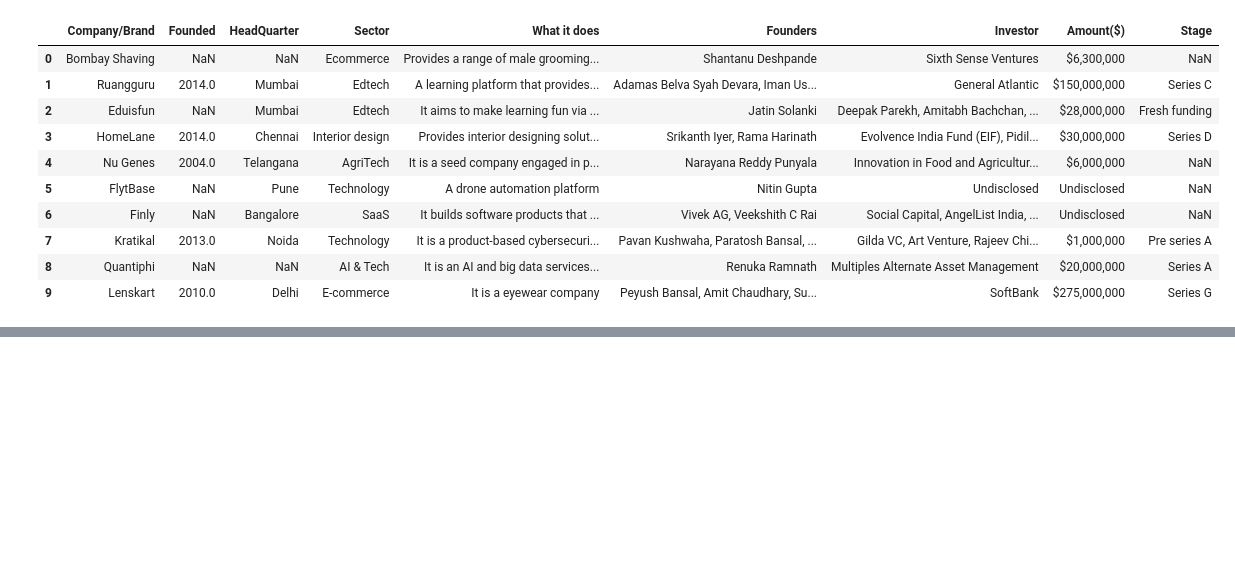
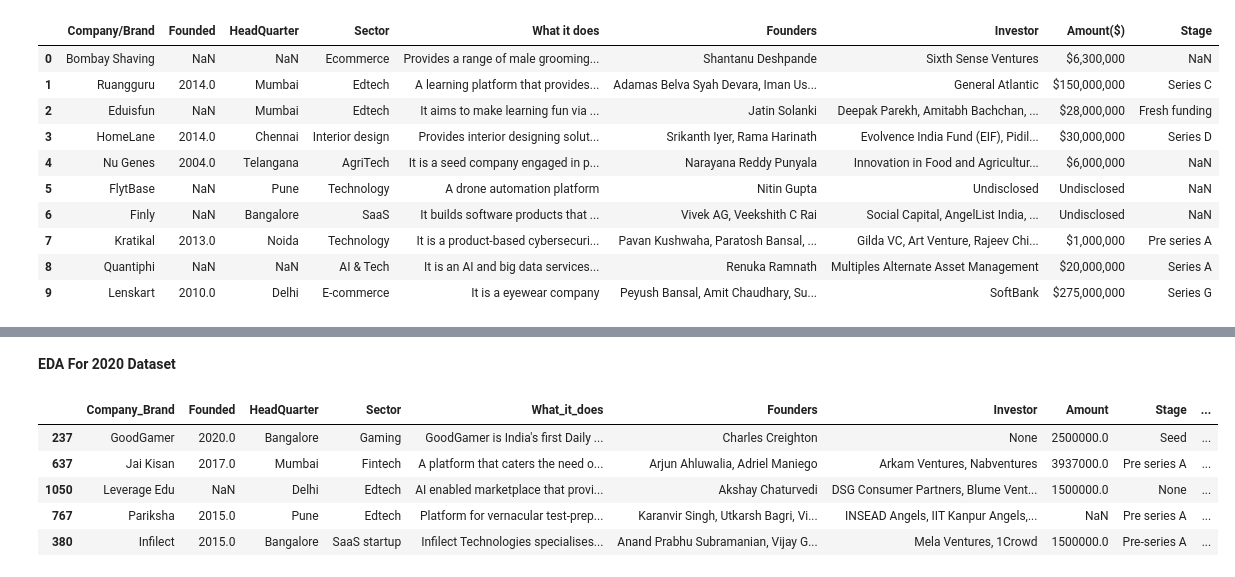
Before and after one commit to Sena-Aku-Agbotse/Indian-Startup, a Jupyter notebook: Notebooks/main.ipynb, the cells around one changed output, grey strips where cells are left out. Cells and saved outputs as stored; diff of their text form; code cells hidden in the pictures; blank space fills up the shorter version.

Commit message:
EDA for all the datasets

```diff
--- a/Notebooks/main.ipynb
+++ b/Notebooks/main.ipynb
@@ -179,0 +325,14 @@ data_2019.head(10)
+# %% [markdown]
+**EDA For 2020 Dataset**
+# %%
+#EDA with the 2020 dataset
+#Preview the rows and columns for this dataset
+
+data_2020.sample(5)
+# %% [output]
+|  | Company_Brand | Founded | HeadQuarter | Sector | What_it_does | Founders | Investor | Amount | Stage | ... |
+| 237 | GoodGamer | 2020.0 | Bangalore | Gaming | GoodGamer is India's first Daily ... | Charles Creighton | None | 2500000.0 | Seed | ... |
+| 637 | Jai Kisan | 2017.0 | Mumbai | Fintech | A platform that caters the need o... | Arjun Ahluwalia, Adriel Maniego | Arkam Ventures, Nabventures | 3937000.0 | Pre series A | ... |
+| 1050 | Leverage Edu | NaN | Delhi | Edtech | AI enabled marketplace that provi... | Akshay Chaturvedi | DSG Consumer Partners, Blume Vent... | 1500000.0 | None | ... |
+| 767 | Pariksha | 2015.0 | Pune | Edtech | Platform for vernacular test-prep... | Karanvir Singh, Utkarsh Bagri, Vi... | INSEAD Angels, IIT Kanpur Angels,... | NaN | Pre series A | ... |
+| 380 | Infilect | 2015.0 | Bangalore | SaaS startup | Infilect Technologies specialises... | Anand Prabhu Subramanian, Vijay G... | Mela Ventures, 1Crowd | 1500000.0 | Pre-series A | ... |
```
Also changed, not shown: parts of 33 cells of this notebook.
